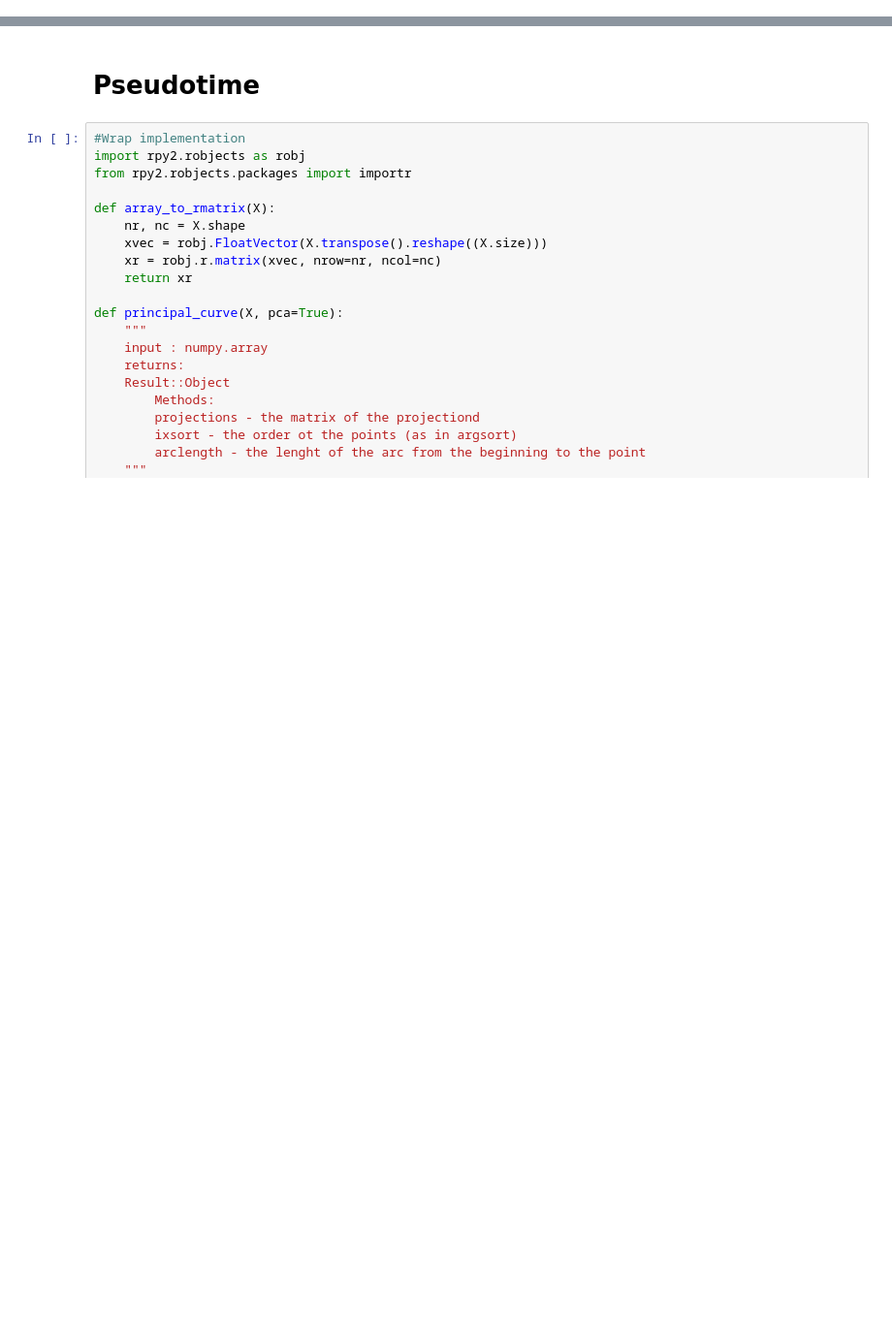
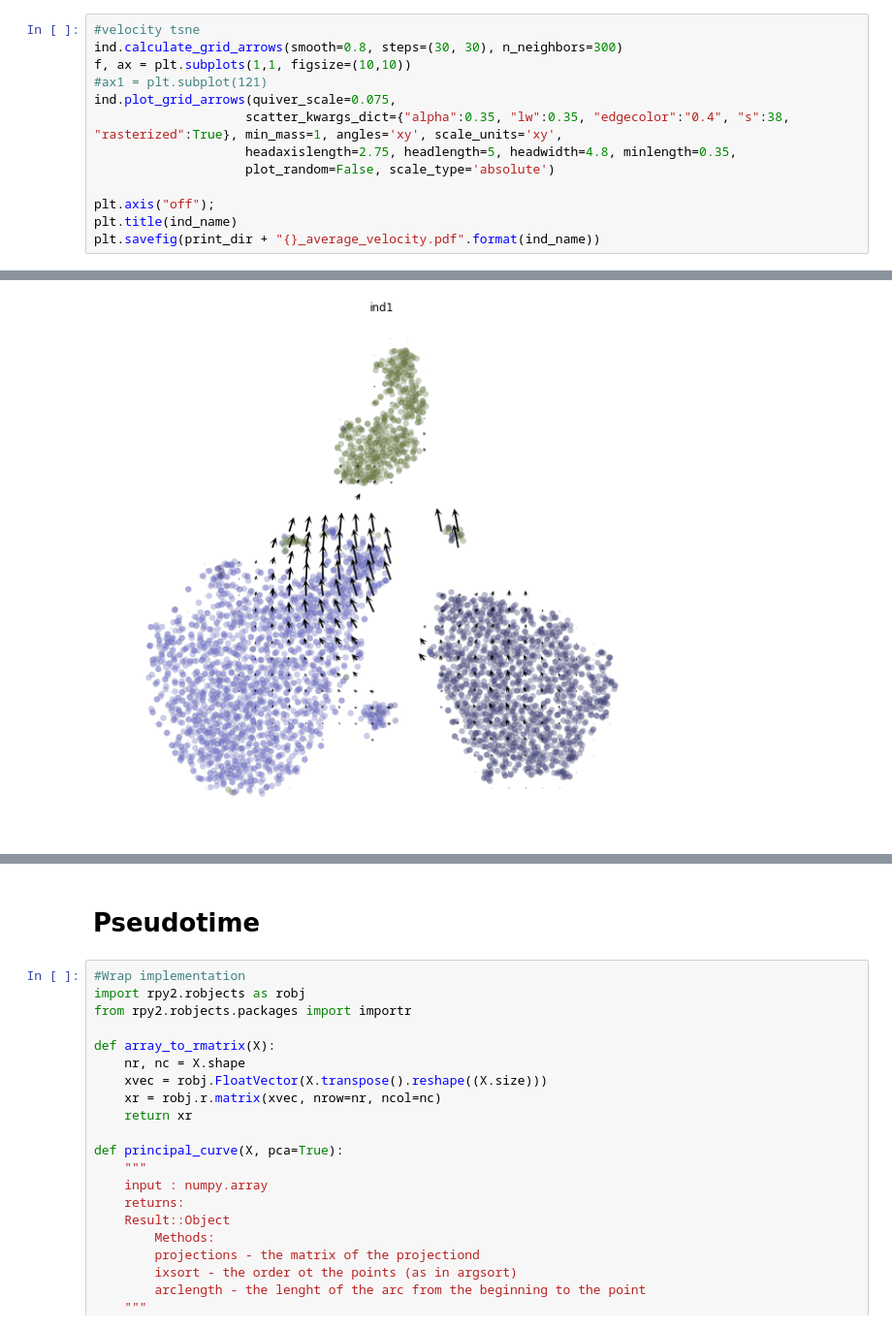
Before and after one commit to smorabit/kessenbrock_rotation, a Jupyter notebook: jupyter_notebooks/otherinds.ipynb, the cells around one changed output, grey strips where cells are left out. Shown at 97% size. Saved outputs shown, nothing was run; the diff lists cells and outputs as text; blank space fills up the shorter version.

```diff
--- a/jupyter_notebooks/otherinds.ipynb
+++ b/jupyter_notebooks/otherinds.ipynb
@@ -272,0 +211,14 @@ plt.savefig(print_dir + "velocity_magnitudes.pdf")
+# %%
+#velocity tsne
+ind.calculate_grid_arrows(smooth=0.8, steps=(30, 30), n_neighbors=300)
+f, ax = plt.subplots(1,1, figsize=(10,10))
+#ax1 = plt.subplot(121)
+ind.plot_grid_arrows(quiver_scale=0.075,
+                    scatter_kwargs_dict={"alpha":0.35, "lw":0.35, "edgecolor":"0.4", "s":38, "rasterized":True}, min_mass=1, angles='xy', scale_units='xy',
+                    headaxislength=2.75, headlength=5, headwidth=4.8, minlength=0.35,
+                    plot_random=False, scale_type='absolute')
+
+plt.axis("off");
+plt.title(ind_name)
+plt.savefig(print_dir + "{}_average_velocity.pdf".format(ind_name))
+# %% [output]
@@ -272,0 +226 @@ plt.savefig(print_dir + "velocity_magnitudes.pdf")
+[figure, added]
```
Also changed, not shown: parts of 68 cells of this notebook.
